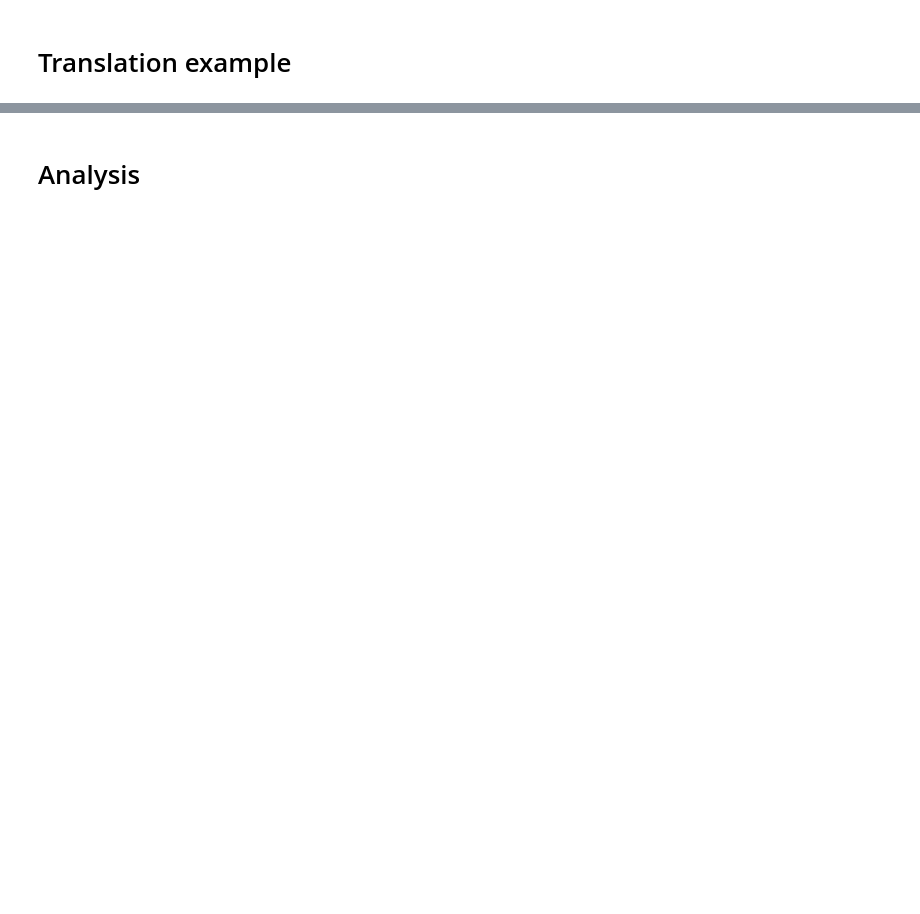
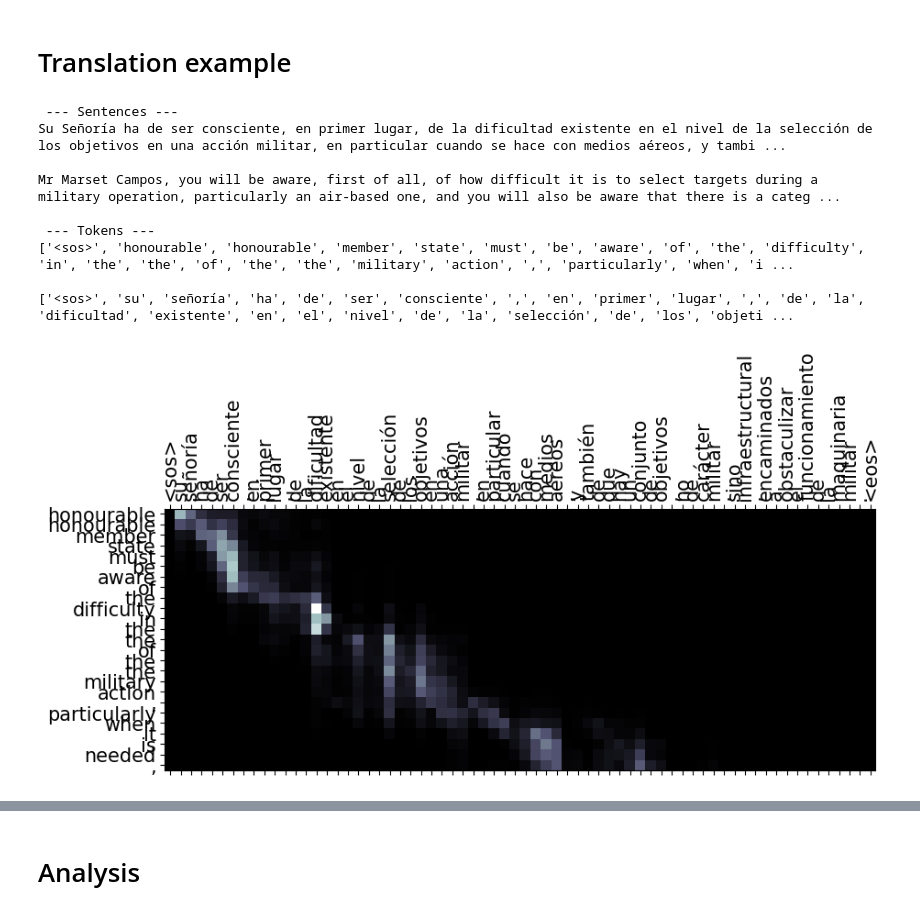
Before and after one commit to AndriyBabiy/goit_deep-learning, a Jupyter notebook: 05-Transformers-HelsinkiNLP/europarl.ipynb, the cells around one changed output, grey strips where cells are left out. Cells and saved outputs as stored; diff of their text form; code cells hidden in the pictures; blank space fills up the shorter version.

```diff
--- a/05-Transformers-HelsinkiNLP/europarl.ipynb
+++ b/05-Transformers-HelsinkiNLP/europarl.ipynb
@@ -20,0 +759,54 @@
+# %%
+def plot_attention(sentence, translation, attention):
+    fig, ax = plt.subplots(figsize=(10,10))
+    attention = attention.squeeze(1).numpy()
+    cax = ax.matshow(attention, cmap="bone")
+    ax.set_xticks(ticks=np.arange(len(sentence)), labels=sentence, rotation=90, size=15)
+    translation = translation[1:]
+    ax.set_yticks(ticks=np.arange(len(translation)), labels=translation, size=15)
+    plt.show()
+    plt.close()
+# %%
+def visualise_performance(num):
+    sentence = valid_dataset[num]["es"]
+    expected_translation = valid_dataset[num]["en"]
+
+    print(' --- Sentences --- ')
+    print(sentence)
+    print()
+    print(expected_translation)
+    print()
+
+    translation, sentence_tokens, attention = translate_sentence(
+        sentence,
+        model,
+        en_nlp,
+        es_nlp,
+        en_vocab,
+        es_vocab,
+        lower,
+        sos_token,
+        eos_token,
+        device,
+    )
+
+    print(' --- Tokens --- ')
+    print(translation)
+    print()
+    print(sentence_tokens)
+    print()
+
+    plot_attention(sentence_tokens, translation, attention)
+# %%
+visualise_performance(0)
+# %% [output]
+ --- Sentences ---
+Su Señoría ha de ser consciente, en primer lugar, de la dificultad existente en el nivel de la selección de los objetivos en una acción militar, en particular cuando se hace con medios aéreos, y tambi ...
+
+Mr Marset Campos, you will be aware, first of all, of how difficult it is to select targets during a military operation, particularly an air-based one, and you will also be aware that there is a categ ...
+
+ --- Tokens ---
+['<sos>', 'honourable', 'honourable', 'member', 'state', 'must', 'be', 'aware', 'of', 'the', 'difficulty', 'in', 'the', 'the', 'of', 'the', 'the', 'military', 'action', ',', 'particularly', 'when', 'i ...
+
+['<sos>', 'su', 'señoría', 'ha', 'de', 'ser', 'consciente', ',', 'en', 'primer', 'lugar', ',', 'de', 'la', 'dificultad', 'existente', 'en', 'el', 'nivel', 'de', 'la', 'selección', 'de', 'los', 'objeti ...
+[figure, added]
```
Also changed, not shown: parts of 49 cells of this notebook.
